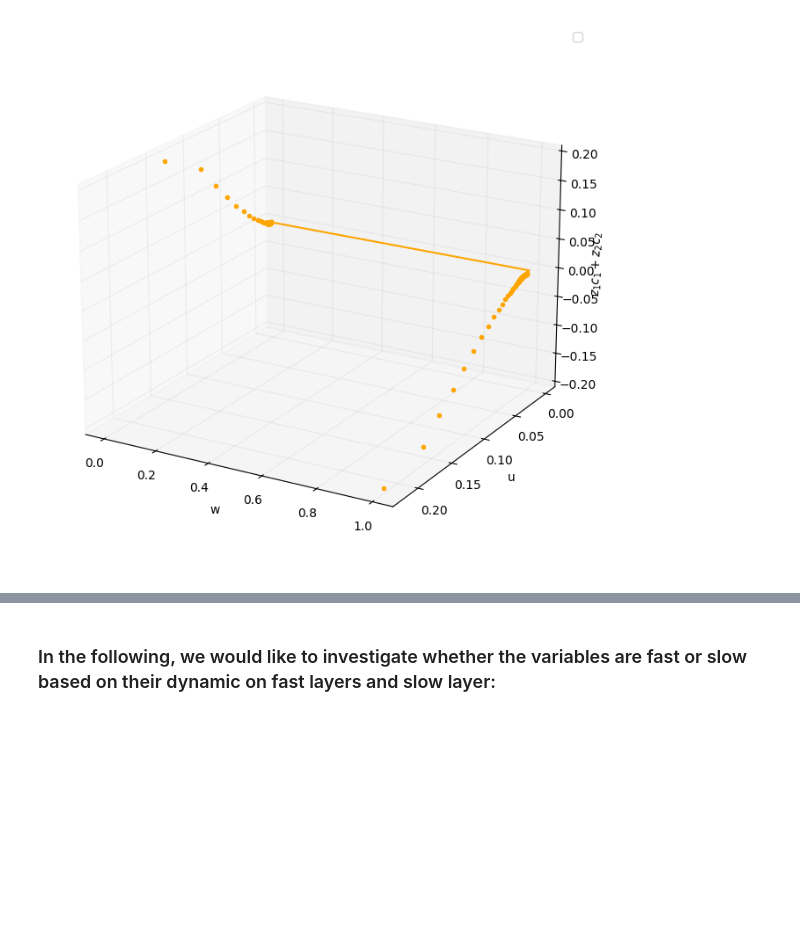
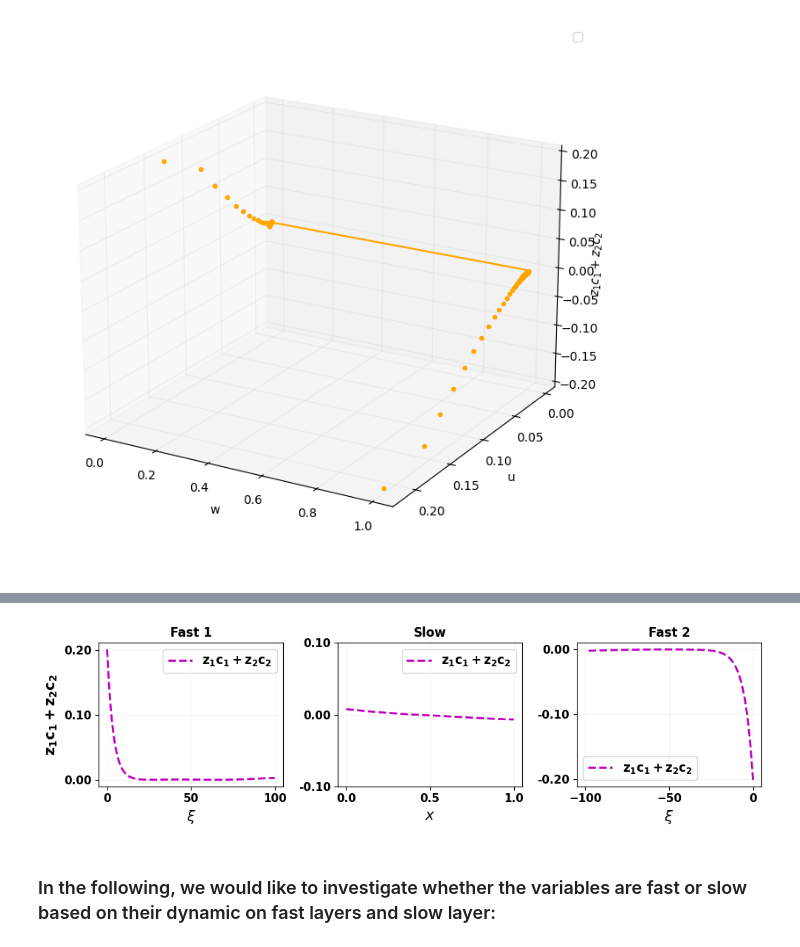
Before and after one commit to Hamid-Mofidi/PINNs_on_Multiple_timescale_dynamics, a Jupyter notebook: PINNs_PNP/PINNs_PNP_13(J_free)V-2.ipynb, the cells around one changed output, grey strips where cells are left out. Saved outputs shown, nothing was run; the diff lists cells and outputs as text; code cells hidden in the pictures; blank space fills up the shorter version.

```diff
--- a/PINNs_PNP/PINNs_PNP_13(J_free)V-2.ipynb
+++ b/PINNs_PNP/PINNs_PNP_13(J_free)V-2.ipynb
@@ -969,2 +927,90 @@ plt.show()
+# %%
+import numpy as np
+import matplotlib.pyplot as plt
+from matplotlib.ticker import FormatStrFormatter   # two‑decimal y‑ticks
+
+# ── supply your data ─────────────────────────────────────────────────────────
+# scalars  z1, z2
+# t, t2 : arrays 0 … 10         (fast timescales; t2 may include negatives)
+# tau   : array  0 … 1          (slow timescale)
+# c1_pred_fast,  c1_pred_slow,  c1_pred_fast2
+# c2_pred_fast,  c2_pred_slow,  c2_pred_fast2
+# ---------------------------------------------------------------------------
+
+
+# ── axis rescaling (same as c₁ / c₂) ─────────────────────────────────────────
+tau_unit = tau          # already 0–1
+t_pct    = t  * 5       # 0–10 → 0–50  → x‑ticks 0, 50, 100 with padding
+t2_pct   = t2 * 5       # −10…0 → −50…0 → x‑ticks −100, −50, 0 with padding
+
+
+# combined prediction arrays ---------------------------------------------------
+zc_fast   = z1 * c1_pred_fast   + z2 * c2_pred_fast
+zc_slow   = z1 * c1_pred_slow   + z2 * c2_pred_slow
+zc_fast2  = z1 * c1_pred_fast2  + z2 * c2_pred_fast2
+
+
+# helper: bold every tick label (major + minor) ------------------------------
+def bold_ticks(ax, size=11):
+    ax.figure.canvas.draw()
+    for lbl in (ax.get_xticklabels(minor=False) + ax.get_xticklabels(minor=True) +
+                ax.get_yticklabels(minor=False) + ax.get_yticklabels(minor=True)):
+        lbl.set_fontweight('bold')
+        lbl.set_fontsize(size)
+
+
+# ── figure for  z₁c₁ + z₂c₂  ────────────────────────────────────────────────
+fig, axs = plt.subplots(1, 3, figsize=(10, 3))
+
+# two‑decimal y‑tick formatter
+two_dec = FormatStrFormatter('%.2f')
+for ax in axs:
+    ax.yaxis.set_major_formatter(two_dec)
+
+# Fast layer 1 ---------------------------------------------------------------
+axs[0].plot(t_pct, zc_fast, 'm--', lw=2,
+            label=r'$\mathbf{z_1 c_1 + z_2 c_2}$')
+axs[0].set_xlim(-5, 105)
+axs[0].set_xticks([0, 50, 100])
+axs[0].set_xlabel(r'$\xi$', fontsize=14, fontweight='bold')
+axs[0].set_ylabel(r'$\mathbf{z_1 c_1 + z_2 c_2}$',
+                  fontsize=14, fontweight='bold')
+axs[0].set_title('Fast 1', fontweight='bold')
+axs[0].grid(alpha=0.1)
+axs[0].set_yticks([0, .1, 0.2])
+axs[0].legend(prop={'size': 12, 'weight': 'bold'})
+bold_ticks(axs[0])
+
+# Slow manifold --------------------------------------------------------------
+axs[1].plot(tau_unit, zc_slow, 'm--', lw=2,
+            label=r'$\mathbf{z_1 c_1 + z_2 c_2}$')
+axs[1].set_xlim(-0.05, 1.05)
+axs[1].set_xticks([0, 0.5, 1])
+axs[1].set_ylim(-0.1, 0.1)
+axs[1].set_yticks([ -0.1, 0, 0.1 ])
+axs[1].set_xlabel(r'$x$', fontsize=14, fontweight='bold')
+axs[1].set_ylabel('')                # no y‑label here
+axs[1].set_title('Slow', fontweight='bold')
+axs[1].grid(alpha=0.1)
+axs[1].legend(prop={'size': 12, 'weight': 'bold'})
+bold_ticks(axs[1])
+
+# Fast layer 2 ---------------------------------------------------------------
+axs[2].plot(t2_pct, zc_fast2, 'm--', lw=2,
+            label=r'$\mathbf{z_1 c_1 + z_2 c_2}$')
+axs[2].set_xlim(-105, 5)
+axs[2].set_xticks([-100, -50, 0])
+axs[2].set_xlabel(r'$\xi$', fontsize=14, fontweight='bold')
+axs[2].set_ylabel('')                # no y‑label here
+axs[2].set_title('Fast 2', fontweight='bold')
+axs[2].grid(alpha=0.1)
+axs[2].set_yticks([-0.2, -.1, 0.0])
+axs[2].legend(prop={'size': 12, 'weight': 'bold'})
+bold_ticks(axs[2])
+
+plt.tight_layout()
+plt.show()
+# %% [output]
+[figure, added]
 # %% [markdown]
 ### In the following, we would like to investigate whether the variables are fast or slow based on their dynamic on fast layers and slow layer:
```
Also changed, not shown: parts of 26 cells of this notebook.
